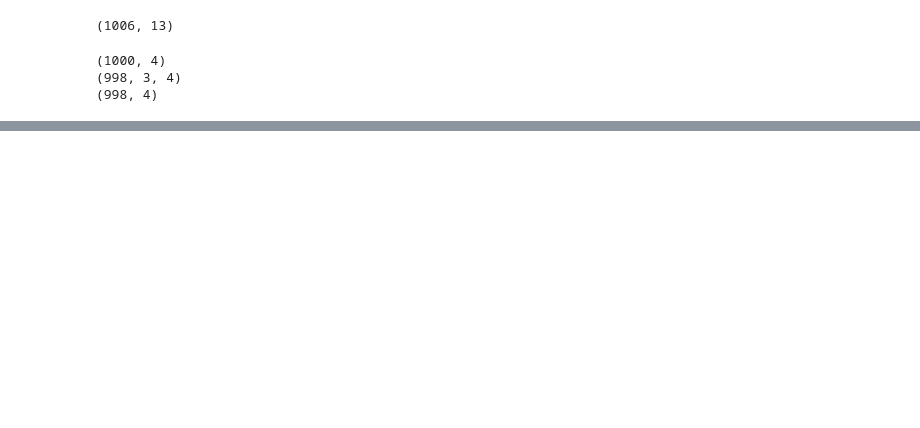
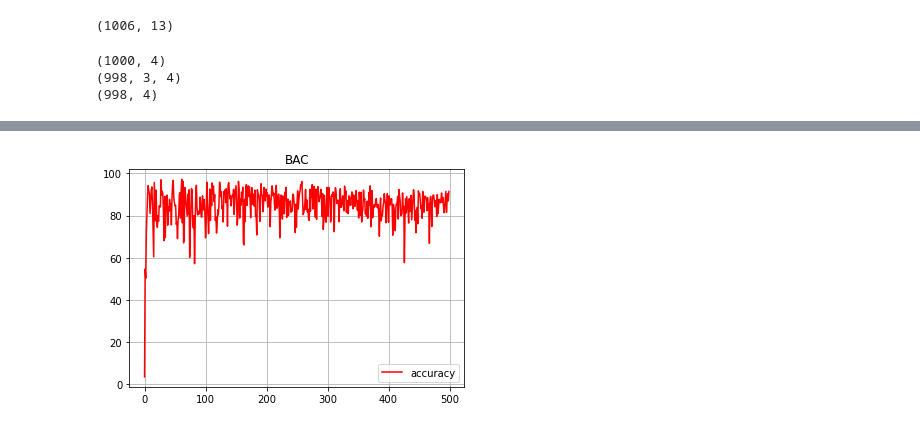
Before and after one commit to antoniouaa/msc_thesis, a Jupyter notebook: src/lstm/lstm.ipynb, the cells around one changed output, grey strips where cells are left out. Cells and saved outputs as stored; diff of their text form; code cells hidden in the pictures; blank space fills up the shorter version.

```diff
--- a/src/lstm/lstm.ipynb
+++ b/src/lstm/lstm.ipynb
@@ -100,3 +102,11 @@ plt.plot(model.history.history["loss"])
+# %%
+plt.plot(np.array(model.history.history["accuracy"])*100, label="accuracy", color="red")
+plt.grid()
+plt.legend()
+plt.title(ticker)
+plt.savefig(f"C:\\Users\\anton\\Documents\\antoniouaa\\msc_thesis\\assets\\accuracies\\{ticker}.png")
+# %% [output]
+[figure, added]
 # %%
 # evaluate the model with the testing datasets
 scores = model.evaluate(X_test, y_test, verbose=0)
```
Also changed, not shown: parts of 8 cells of this notebook, 47 other files.
